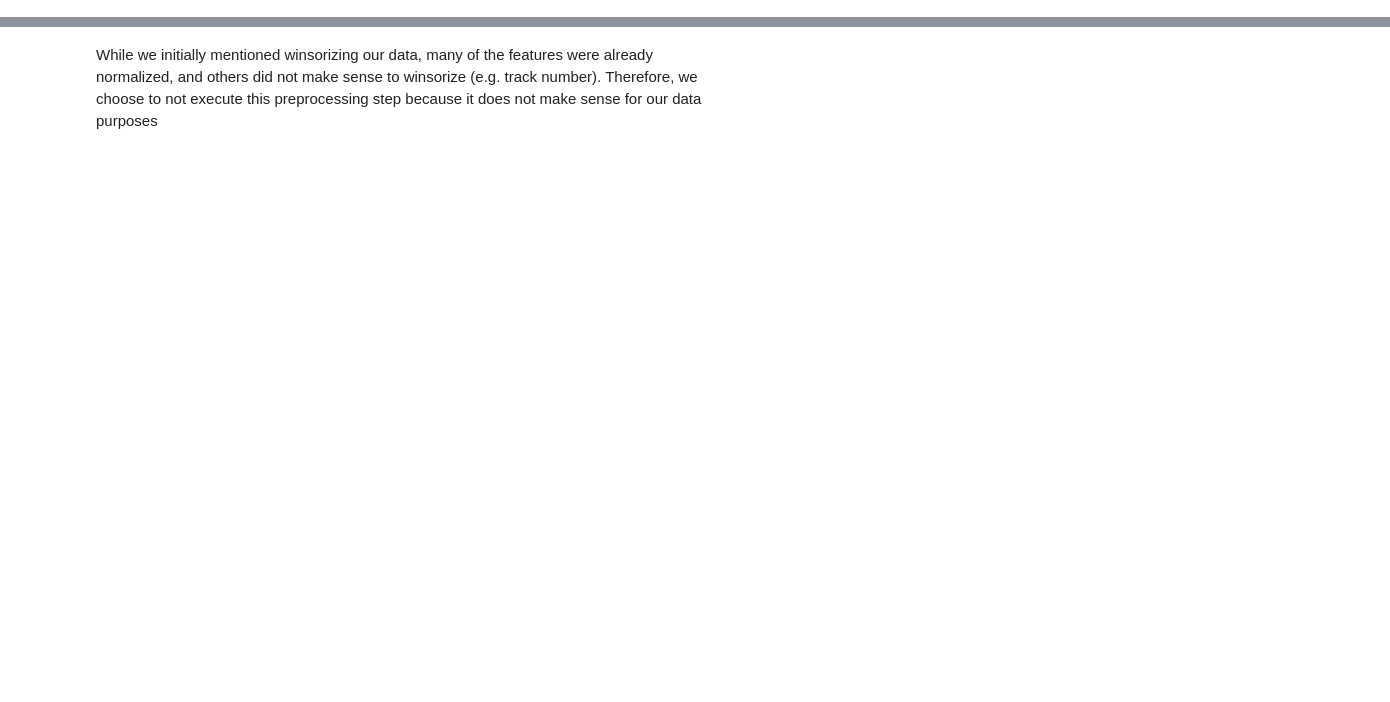
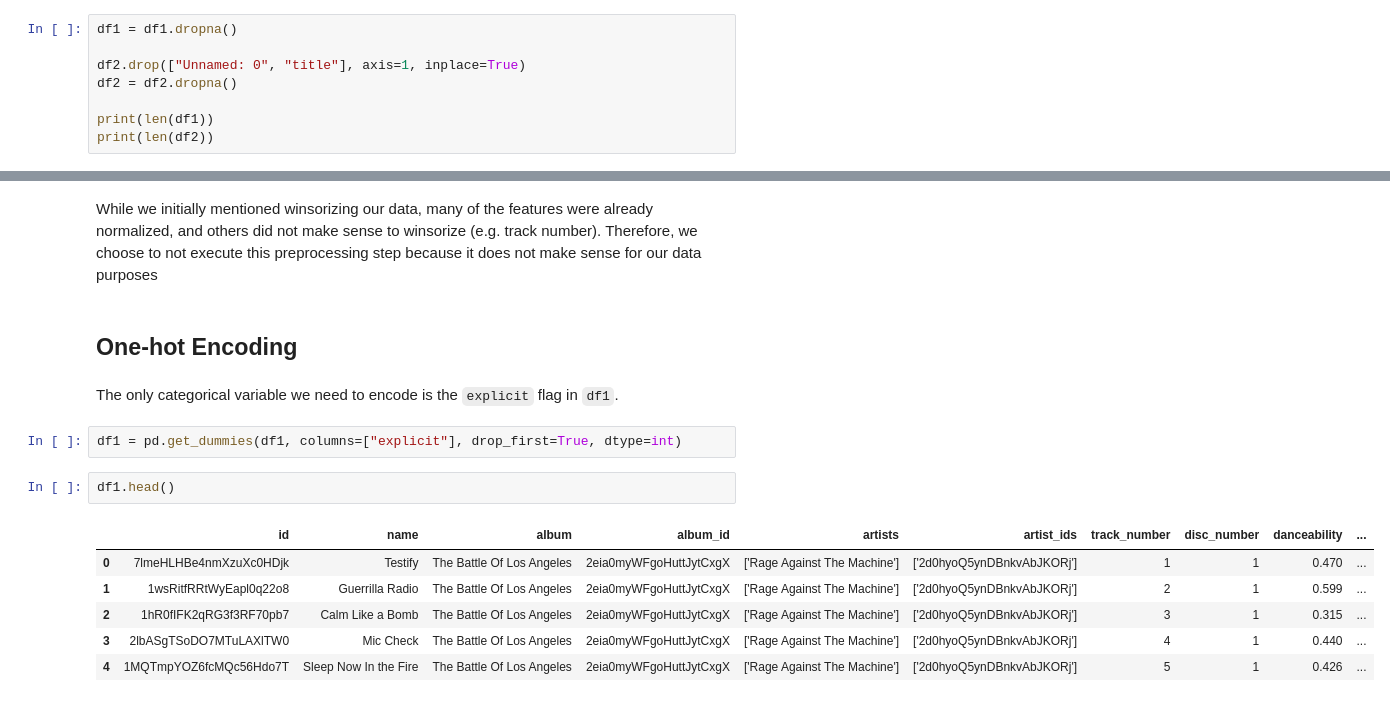
Before and after one commit to icpedroza/namis-minions, a Jupyter notebook: preprocessing.ipynb, the cells around one changed output, grey strips where cells are left out. Saved outputs shown, nothing was run; the diff lists cells and outputs as text; blank space fills up the shorter version.

Commit message:
Finish preprocessing first pass

```diff
--- a/preprocessing.ipynb
+++ b/preprocessing.ipynb
@@ -204,0 +267,8 @@ Additionally, we note that there are no numerical rows that need to be imputed.
+# %%
+df1 = df1.dropna()
+
+df2.drop(["Unnamed: 0", "title"], axis=1, inplace=True)
+df2 = df2.dropna()
+
+print(len(df1))
+print(len(df2))
@@ -225,2 +292,17 @@ See the caveats in the documentation: https://pandas.pydata.org/pandas-docs/stab
 # %% [markdown]
 While we initially mentioned winsorizing our data, many of the features were already normalized, and others did not make sense to winsorize (e.g. track number). Therefore, we choose to not execute this preprocessing step because it does not make sense for our data purposes
+# %% [markdown]
+## One-hot Encoding
+# %% [markdown]
+The only categorical variable we need to encode is the `explicit` flag in `df1`.
+# %%
+df1 = pd.get_dummies(df1, columns=["explicit"], drop_first=True, dtype=int)
+# %%
+df1.head()
+# %% [output]
+|  | id | name | album | album_id | artists | artist_ids | track_number | disc_number | danceability | ... |
+| 0 | 7lmeHLHBe4nmXzuXc0HDjk | Testify | The Battle Of Los Angeles | 2eia0myWFgoHuttJytCxgX | ['Rage Against The Machine'] | ['2d0hyoQ5ynDBnkvAbJKORj'] | 1 | 1 | 0.470 | ... |
+| 1 | 1wsRitfRRtWyEapl0q22o8 | Guerrilla Radio | The Battle Of Los Angeles | 2eia0myWFgoHuttJytCxgX | ['Rage Against The Machine'] | ['2d0hyoQ5ynDBnkvAbJKORj'] | 2 | 1 | 0.599 | ... |
+| 2 | 1hR0fIFK2qRG3f3RF70pb7 | Calm Like a Bomb | The Battle Of Los Angeles | 2eia0myWFgoHuttJytCxgX | ['Rage Against The Machine'] | ['2d0hyoQ5ynDBnkvAbJKORj'] | 3 | 1 | 0.315 | ... |
+| 3 | 2lbASgTSoDO7MTuLAXlTW0 | Mic Check | The Battle Of Los Angeles | 2eia0myWFgoHuttJytCxgX | ['Rage Against The Machine'] | ['2d0hyoQ5ynDBnkvAbJKORj'] | 4 | 1 | 0.440 | ... |
+| 4 | 1MQTmpYOZ6fcMQc56Hdo7T | Sleep Now In the Fire | The Battle Of Los Angeles | 2eia0myWFgoHuttJytCxgX | ['Rage Against The Machine'] | ['2d0hyoQ5ynDBnkvAbJKORj'] | 5 | 1 | 0.426 | ... |
```
Also changed, not shown: parts of 34 cells of this notebook, 1 other file.
